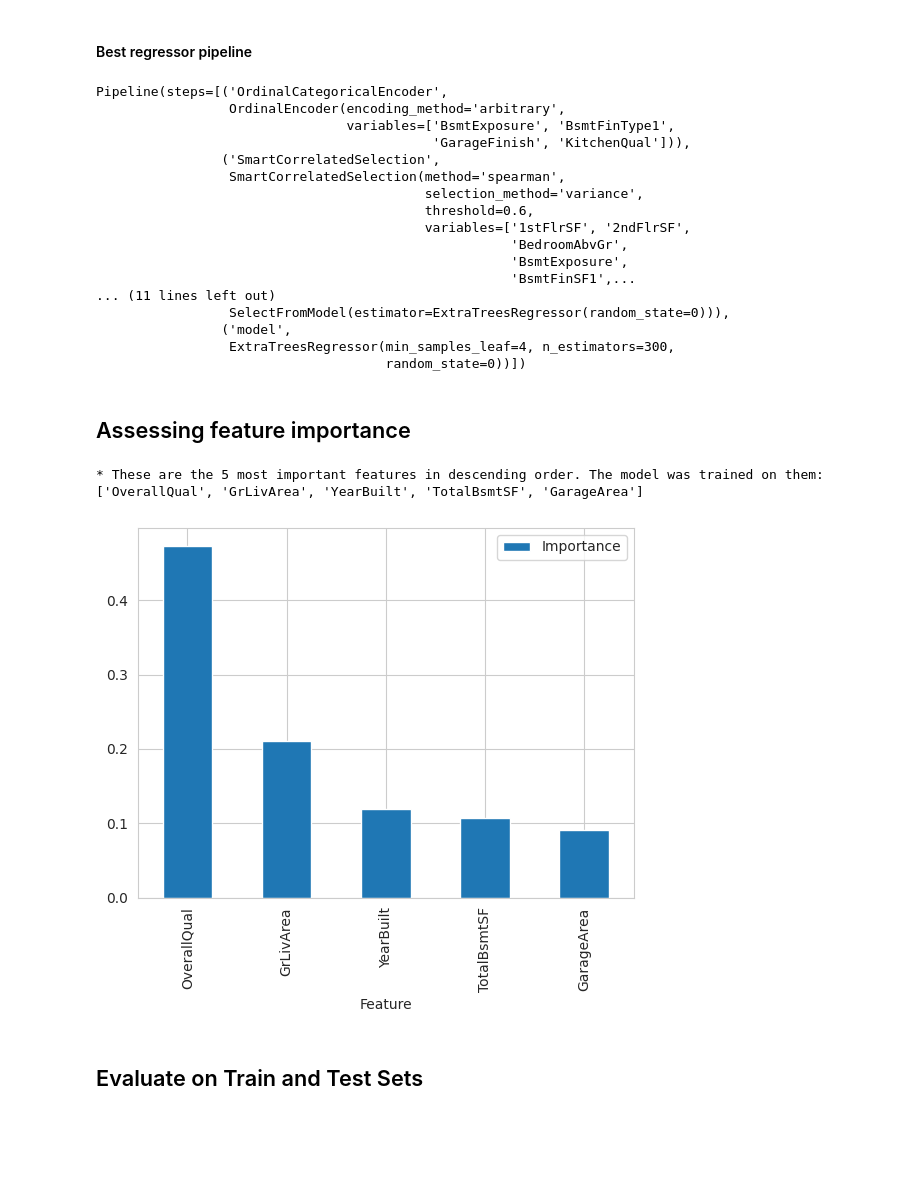
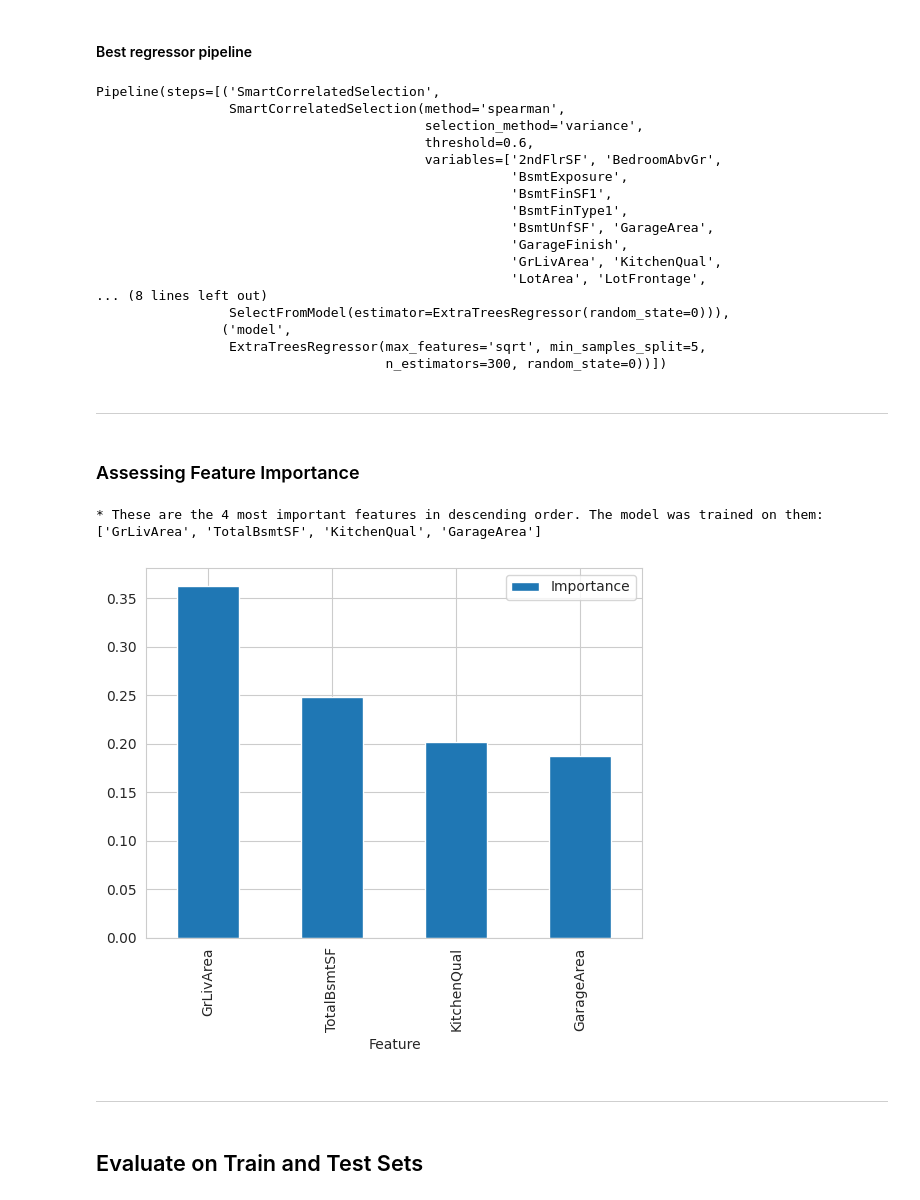
Before and after one commit to JL-14/milestone-project-housing-issues, a Jupyter notebook: jupyter_notebooks/Notebook_6_RegressionAnalysisTransformed.ipynb, the cells around one changed output. Cells and saved outputs as stored; diff of their text form; code cells hidden in the pictures; blank space fills up the shorter version.

Commit message:
Add Rgression with transformed dataset, hyperparameter not enetered correctly into pipeline under investigation

```diff
--- a/jupyter_notebooks/Notebook_6_RegressionAnalysisTransformed.ipynb
+++ b/jupyter_notebooks/Notebook_6_RegressionAnalysisTransformed.ipynb
@@ -278,8 +291,8 @@ class HyperparameterOptimizationSearch:
 # %%
 from sklearn.model_selection import train_test_split
 X_train, X_test, y_train, y_test = train_test_split(
-    df_houseprices_regression.drop(['SalePrice'], axis=1),
-    df_houseprices_regression['SalePrice'],
+    combined_df.drop(['SalePrice'], axis=1),
+    combined_df['SalePrice'],
     test_size=0.2,
     random_state=0
 )
@@ -374,7 +403,7 @@ Running GridSearchCV for ExtraTreesRegressor
 
 Fitting 5 folds for each of 48 candidates, totalling 240 fits
 # %%
-grid_search_summary, grid_search_pipelines = search.score_summary(sort_by='mean_score')
-grid_search_summary
+grid_search_summary_regressor, grid_search_pipelines_regressor = search.score_summary(sort_by='mean_score')
+grid_search_summary_regressor
 # %% [output]
 |  | estimator | min_score | mean_score | max_score | std_score | model__max_depth | model__max_features | ... |
@@ -399,7 +428,7 @@ grid_search_summary
 # %% [markdown]
 ### Best model and hyperparameters
 # %%
-best_model_regressor = grid_search_summary.iloc[0, 0]
+best_model_regressor = grid_search_summary_regressor.iloc[0, 0]
 best_model_regressor
 # %% [output]
 'ExtraTreesRegressor'
@@ -415,60 +453,68 @@ best_params_regressor
 # %% [markdown]
 #### Best regressor pipeline
 # %%
-best_regressor_pipeline = grid_search_pipelines[best_model_regressor].best_estimator_
+best_regressor_pipeline = grid_search_pipelines_regressor[best_model_regressor].best_estimator_
 best_regressor_pipeline
 # %% [output]
-Pipeline(steps=[('OrdinalCategoricalEncoder',
-                 OrdinalEncoder(encoding_method='arbitrary',
-                                variables=['BsmtExposure', 'BsmtFinType1',
-                                           'GarageFinish', 'KitchenQual'])),
-                ('SmartCorrelatedSelection',
+Pipeline(steps=[('SmartCorrelatedSelection',
                  SmartCorrelatedSelection(method='spearman',
                                           selection_method='variance',
                                           threshold=0.6,
-                                          variables=['1stFlrSF', '2ndFlrSF',
-                                                     'BedroomAbvGr',
+                                          variables=['2ndFlrSF', 'BedroomAbvGr',
                                                      'BsmtExposure',
-                                                     'BsmtFinSF1',...
-... (11 lines left out)
+                                                     'BsmtFinSF1',
+                                                     'BsmtFinType1',
+                                                     'BsmtUnfSF', 'GarageArea',
+                                                     'GarageFinish',
+                                                     'GrLivArea', 'KitchenQual',
+                                                     'LotArea', 'LotFrontage',
+... (8 lines left out)
                  SelectFromModel(estimator=ExtraTreesRegressor(random_state=0))),
                 ('model',
-                 ExtraTreesRegressor(min_samples_leaf=4, n_estimators=300,
-                                     random_state=0))])
+                 ExtraTreesRegressor(max_features='sqrt', min_samples_split=5,
+                                     n_estimators=300, random_state=0))])
+# %% [markdown]
+---
 # %% [markdown]
-## Assessing feature importance
+### Assessing Feature Importance
 # %%
 import matplotlib.pyplot as plt
 import seaborn as sns
+import pandas as pd
+
 sns.set_style('whitegrid')
 
-# after data cleaning and feature engineering, the features may have changes
-# how many data cleaning and feature engineering steps does your pipeline have?
 data_cleaning_feat_eng_steps = 2
-columns_after_data_cleaning_feat_eng = (Pipeline(best_regressor_pipeline.steps[:data_cleaning_feat_eng_steps])
-                                        .transform(X_train)
-                                        .columns)
 
-best_features = columns_after_data_cleaning_feat_eng[best_regressor_pipeline['feat_selection'].get_support(
-)].to_list()
+# Transforming the X_train using the steps before model selection
+pipeline_steps_before_model = Pipeline(best_regressor_pipeline.steps[:data_cleaning_feat_eng_steps])
+X_transformed = pipeline_steps_before_model.transform(X_train)
 
-# create DataFrame to display feature importance
-df_feature_importance = (pd.DataFrame(data={
-    'Feature': columns_after_data_cleaning_feat_eng[best_regressor_pipeline['feat_selection'].get_support()],
-    'Importance': best_regressor_pipeline['model'].feature_importances_})
-    .sort_values(by='Importance', ascending=False)
-)
+# Convert the transformed data back into a DataFrame to retain column names
+columns_after_data_cleaning_feat_eng = pd.DataFrame(X_transformed, columns=X_train.columns)
+
+# Get the most important features from the feature selection step
+best_features = columns_after_data_cleaning_feat_eng.columns[best_regressor_pipeline['feat_selection'].get_support()].to_list()
+
+# Create a DataFrame to display feature importance
+df_feature_importance = pd.DataFrame({
+    'Feature': best_features,
+    'Importance': best_regressor_pipeline['model'].feature_importances_
+}).sort_values(by='Importance', ascending=False)
 
 # Most important features statement and plot
 print(f"* These are the {len(best_features)} most important features in descending order. "
       f"The model was trained on them: \n{df_feature_importance['Feature'].to_list()}")
 
+# Plot the feature importance
 df_feature_importance.plot(kind='bar', x='Feature', y='Importance')
 plt.show()
 # %% [output]
-* These are the 5 most important features in descending order. The model was trained on them:
-['OverallQual', 'GrLivArea', 'YearBuilt', 'TotalBsmtSF', 'GarageArea']
+* These are the 4 most important features in descending order. The model was trained on them:
+['GrLivArea', 'TotalBsmtSF', 'KitchenQual', 'GarageArea']
-[figure, old version]
+[figure, new version]
+# %% [markdown]
+---
 # %% [markdown]
 ## Evaluate on Train and Test Sets
 # %%
```
Also changed, not shown: parts of 47 cells of this notebook, 2 other files.
